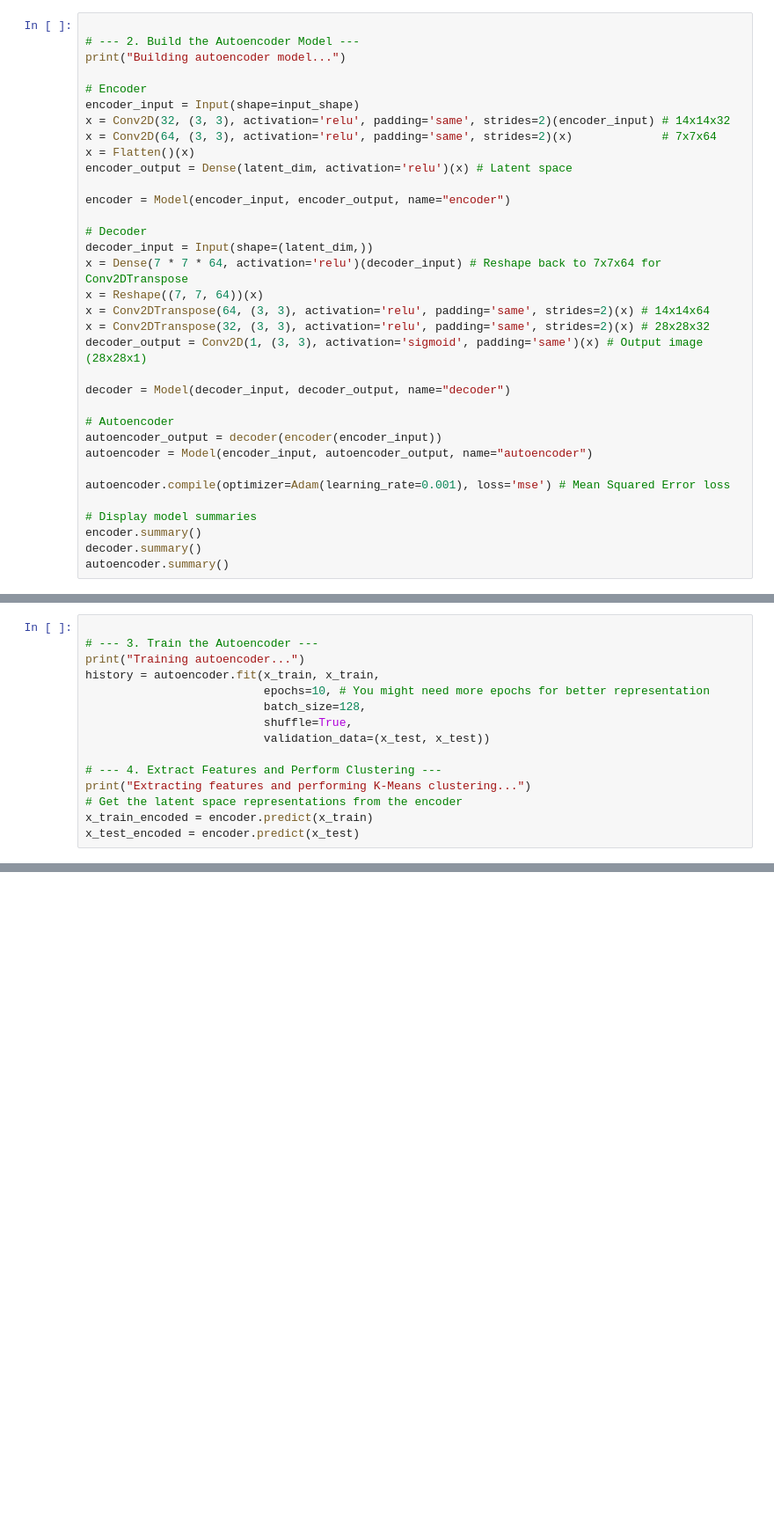
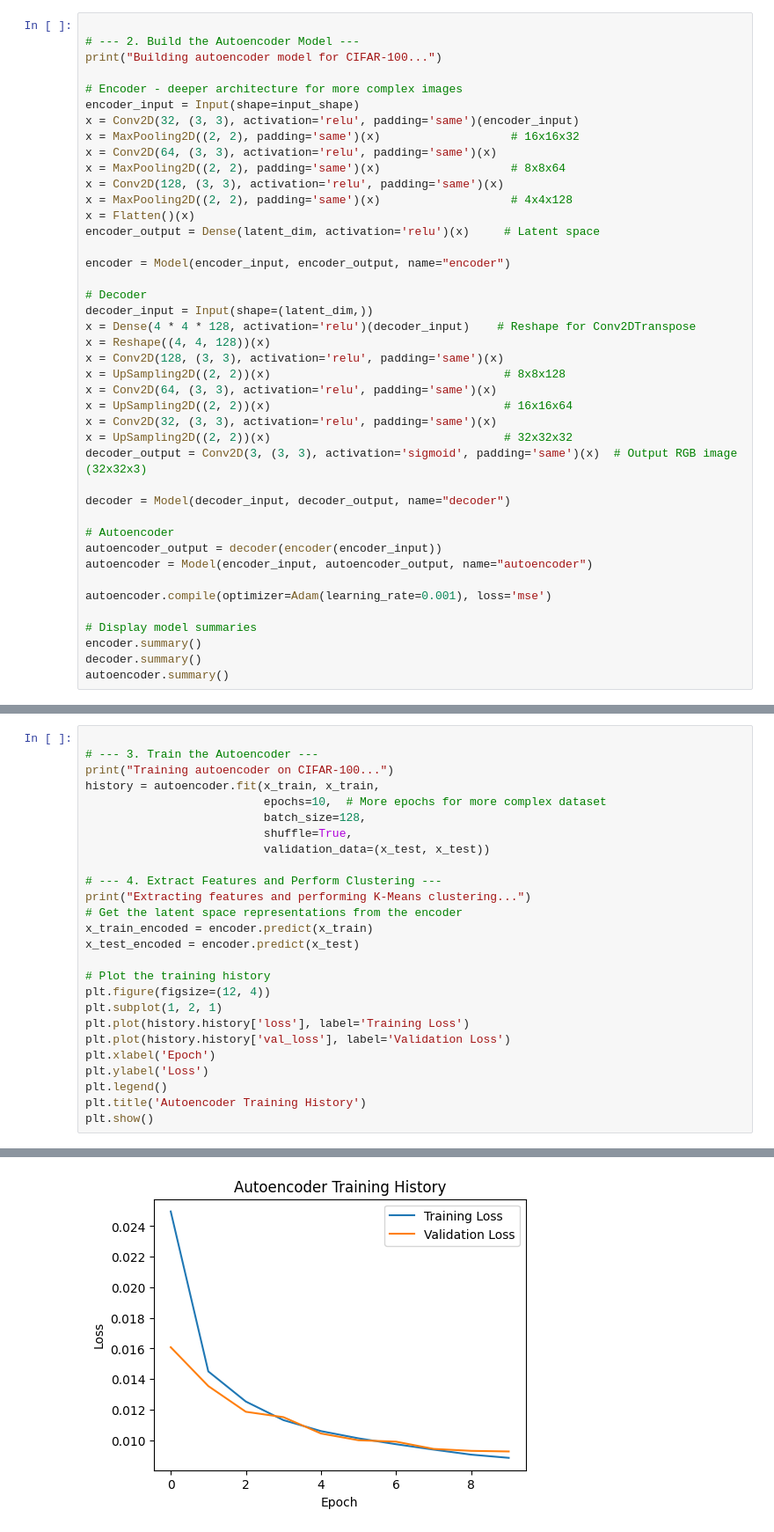
Before and after one commit to xerex09/ML-AI-Projects, a Jupyter notebook: CV/ImageSegmentation/autoencoder.ipynb, the cells around one changed output, grey strips where cells are left out. Shown at 88% size. Saved outputs shown, nothing was run; the diff lists cells and outputs as text; blank space fills up the shorter version.

```diff
--- a/CV/ImageSegmentation/autoencoder.ipynb
+++ b/CV/ImageSegmentation/autoencoder.ipynb
@@ -30,24 +25,32 @@ Downloading data from https://storage.googleapis.com/tensorflow/tf-keras-dataset
 # %%
 
 # --- 2. Build the Autoencoder Model ---
-print("Building autoencoder model...")
+print("Building autoencoder model for CIFAR-100...")
 
-# Encoder
+# Encoder - deeper architecture for more complex images
 encoder_input = Input(shape=input_shape)
-x = Conv2D(32, (3, 3), activation='relu', padding='same', strides=2)(encoder_input) # 14x14x32
-x = Conv2D(64, (3, 3), activation='relu', padding='same', strides=2)(x)             # 7x7x64
+x = Conv2D(32, (3, 3), activation='relu', padding='same')(encoder_input)
+x = MaxPooling2D((2, 2), padding='same')(x)                   # 16x16x32
+x = Conv2D(64, (3, 3), activation='relu', padding='same')(x)
+x = MaxPooling2D((2, 2), padding='same')(x)                   # 8x8x64
+x = Conv2D(128, (3, 3), activation='relu', padding='same')(x)
+x = MaxPooling2D((2, 2), padding='same')(x)                   # 4x4x128
 x = Flatten()(x)
-encoder_output = Dense(latent_dim, activation='relu')(x) # Latent space
+encoder_output = Dense(latent_dim, activation='relu')(x)     # Latent space
 
 encoder = Model(encoder_input, encoder_output, name="encoder")
 
 # Decoder
 decoder_input = Input(shape=(latent_dim,))
-x = Dense(7 * 7 * 64, activation='relu')(decoder_input) # Reshape back to 7x7x64 for Conv2DTranspose
-x = Reshape((7, 7, 64))(x)
-x = Conv2DTranspose(64, (3, 3), activation='relu', padding='same', strides=2)(x) # 14x14x64
-x = Conv2DTranspose(32, (3, 3), activation='relu', padding='same', strides=2)(x) # 28x28x32
-decoder_output = Conv2D(1, (3, 3), activation='sigmoid', padding='same')(x) # Output image (28x28x1)
+x = Dense(4 * 4 * 128, activation='relu')(decoder_input)    # Reshape for Conv2DTranspose
+x = Reshape((4, 4, 128))(x)
+x = Conv2D(128, (3, 3), activation='relu', padding='same')(x)
+x = UpSampling2D((2, 2))(x)                                  # 8x8x128
+x = Conv2D(64, (3, 3), activation='relu', padding='same')(x)
+x = UpSampling2D((2, 2))(x)                                  # 16x16x64
+x = Conv2D(32, (3, 3), activation='relu', padding='same')(x)
+x = UpSampling2D((2, 2))(x)                                  # 32x32x32
+decoder_output = Conv2D(3, (3, 3), activation='sigmoid', padding='same')(x)  # Output RGB image (32x32x3)
 
 decoder = Model(decoder_input, decoder_output, name="decoder")
 
@@ -55,7 +58,7 @@ decoder = Model(decoder_input, decoder_output, name="decoder")
 autoencoder_output = decoder(encoder(encoder_input))
 autoencoder = Model(encoder_input, autoencoder_output, name="autoencoder")
 
-autoencoder.compile(optimizer=Adam(learning_rate=0.001), loss='mse') # Mean Squared Error loss
+autoencoder.compile(optimizer=Adam(learning_rate=0.001), loss='mse')
 
 # Display model summaries
 encoder.summary()
@@ -106,9 +113,9 @@ Model: "autoencoder"
 # %%
 
 # --- 3. Train the Autoencoder ---
-print("Training autoencoder...")
+print("Training autoencoder on CIFAR-100...")
 history = autoencoder.fit(x_train, x_train,
-                          epochs=10, # You might need more epochs for better representation
+                          epochs=10,  # More epochs for more complex dataset
                           batch_size=128,
                           shuffle=True,
                           validation_data=(x_test, x_test))
@@ -118,4 +125,15 @@ print("Extracting features and performing K-Means clustering...")
 # Get the latent space representations from the encoder
 x_train_encoded = encoder.predict(x_train)
 x_test_encoded = encoder.predict(x_test)
+
+# Plot the training history
+plt.figure(figsize=(12, 4))
+plt.subplot(1, 2, 1)
+plt.plot(history.history['loss'], label='Training Loss')
+plt.plot(history.history['val_loss'], label='Validation Loss')
+plt.xlabel('Epoch')
+plt.ylabel('Loss')
+plt.legend()
+plt.title('Autoencoder Training History')
+plt.show()
 # %% [output]
@@ -139,2 +157,3 @@ Extracting features and performing K-Means clustering...
+[figure, added]
 # %%
 
```
Also changed, not shown: parts of 10 cells of this notebook.
